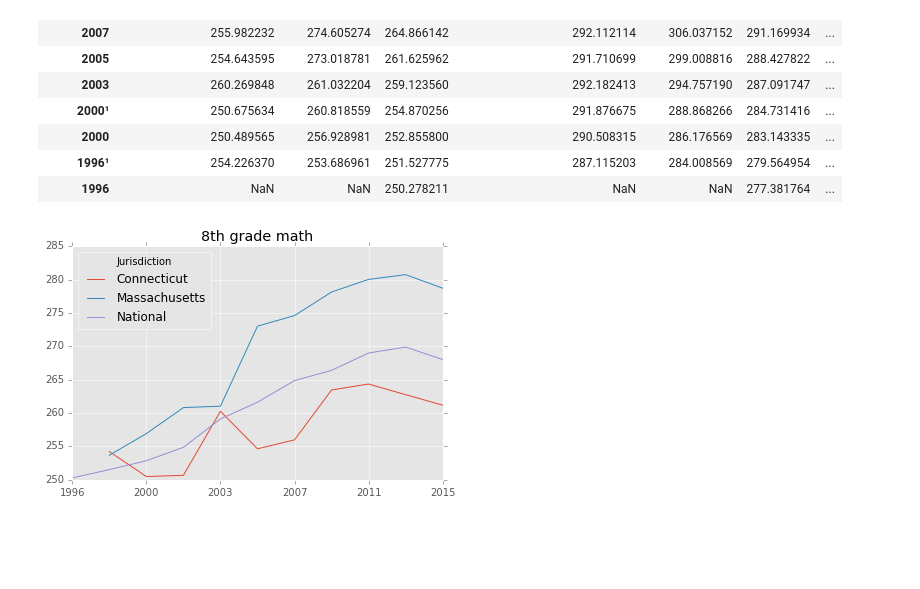
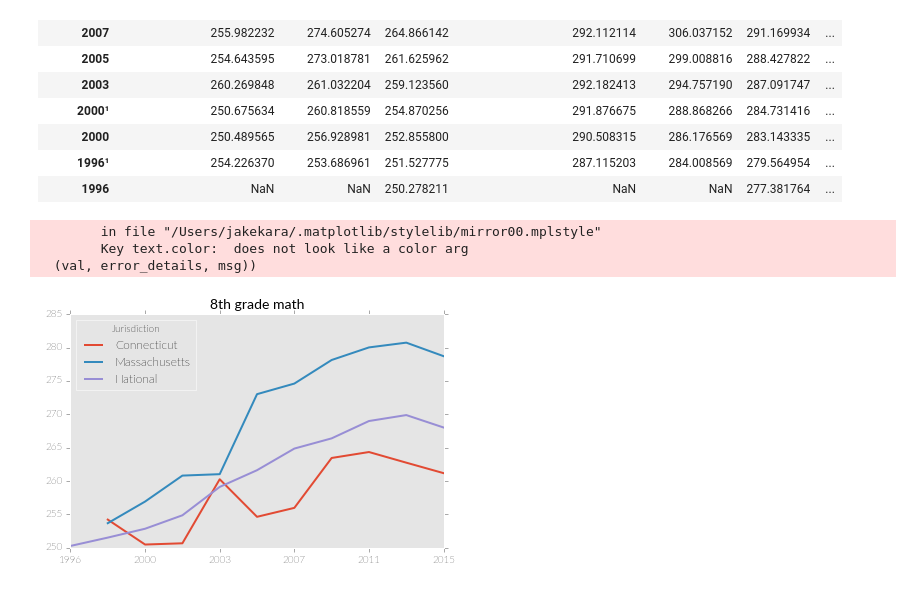
Before and after one commit to jakekara/ct-mass-low-income-comparison, a Jupyter notebook: Mass, CT low-income comparison.ipynb, the cells around one changed output. Cells and saved outputs as stored; diff of their text form; code cells hidden in the pictures; blank space fills up the shorter version.

```diff
--- a/Mass, CT low-income comparison.ipynb
+++ b/Mass, CT low-income comparison.ipynb
@@ -59,6 +59,12 @@ get_data(8,"math").sort_index(ascending=False)
 | 1996 | NaN | NaN | 250.278211 | NaN | NaN | 277.381764 | ... |
 # %%
 import matplotlib
+matplotlib.use( "agg" )
 %matplotlib inline
 matplotlib.style.use('ggplot')
+matplotlib.style.use('mirror00')
 import matplotlib.pyplot as plt
+# %% [output]
+        in file "/Users/jakekara/.matplotlib/stylelib/mirror00.mplstyle"
+        Key text.color:  does not look like a color arg
+  (val, error_details, msg))
@@ -65,25 +73,33 @@ import matplotlib.pyplot as plt
 # %%
 def make_chart(df):
 
     ax = df["Eligible Average scale score"].plot()
     #ax.set_ylim(ymin=0)
 
     grade = df["grade"][0]
     subject = df["subject"][0]
-    ax.set_title(str(grade) + "th grade " + subject)
+
+    props = matplotlib\
+                 .font_manager\
+                 .FontProperties(fname="/Users/jakekara/Library/Fonts/Lato-Regular.ttf")
+    ax.set_title(str(grade) + "th grade " + subject,
+                fontproperties=props,
+                size=14)
     fname = "img/"+str(grade)+ "th grade " + str(subject) + ".png"
     ax.set_xlabel("")
     ax.set_ylabel("")
+
+    #ax.text.font(matplotlib.font_manager.FontProperties(fname="/Users/jakekara/Library/Fonts/Lato-Regular.ttf"))
 
 
     plt.tight_layout()
 
     plt.savefig(fname)
 
 
 make_chart(get_data(8,"math"))
 # %% [output]
-[figure, old version]
+[figure, new version]
 # %%
 def make_all_charts():
     for grade in [4,8,12]:
```
Also changed, not shown: parts of 8 cells of this notebook, 6 other files.
